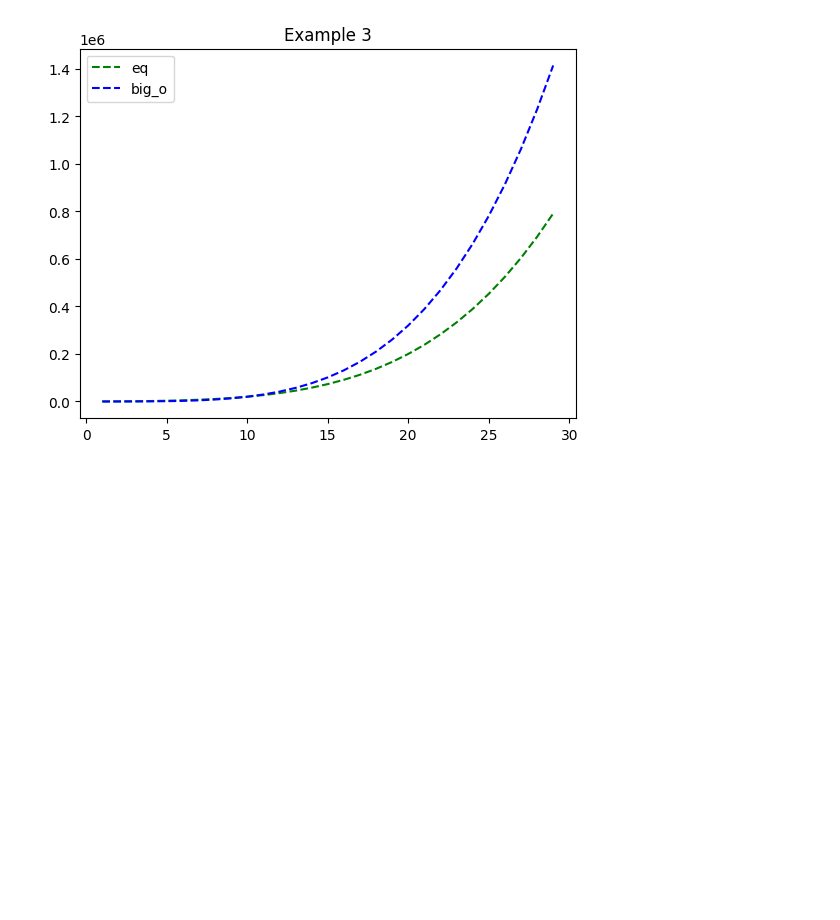
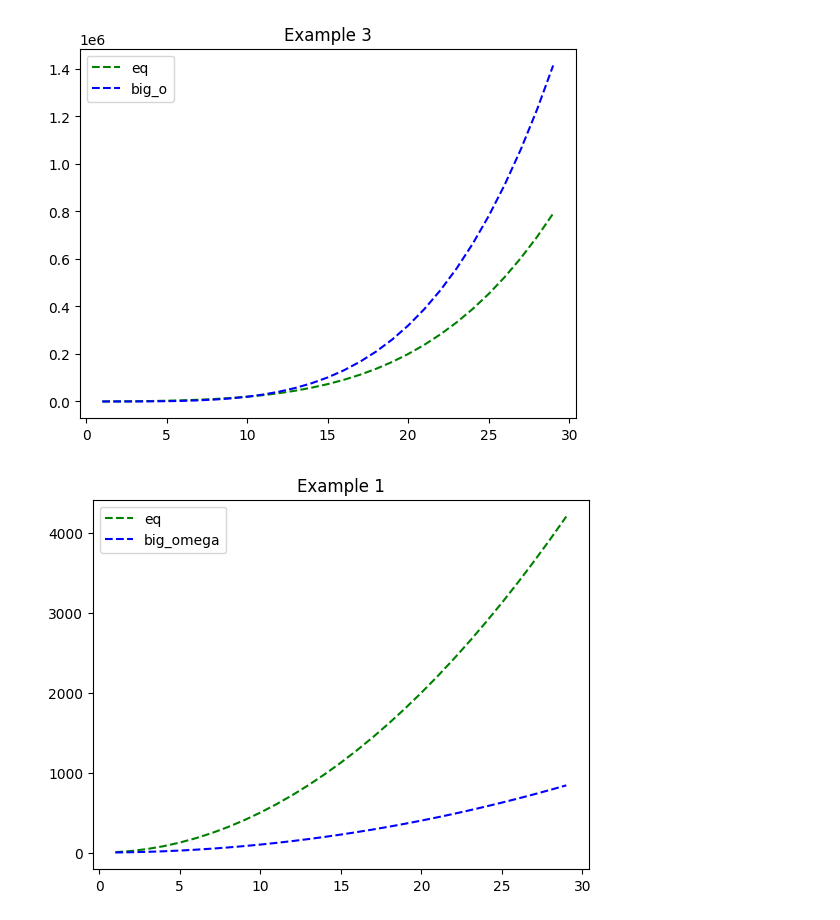
Before and after one commit to alac1984/myalgs, a Jupyter notebook: algorithms_karumanchi/01_big_o.ipynb, the cells around one changed output. Drawn from its saved outputs; the diff is of its cells as text; code cells hidden in the pictures; blank space fills up the shorter version.

Commit message:
2023_03_30_big_omega

```diff
--- a/algorithms_karumanchi/01_big_o.ipynb
+++ b/algorithms_karumanchi/01_big_o.ipynb
@@ -81,3 +81,25 @@ plt.title("Example 3")
 plt.show()
 # %% [output]
 [figure]
+# %%
+"""Big Omega"""
+
+# Example 1
+
+sy.var('y n')
+eq = sy.Eq(y, 5*n**2)
+eq_nval = list(range(1, 30))
+eq_yval = eq_solutions(eq, n, eq_nval)
+
+sy.var('y n')
+bigom = sy.Eq(y, n**2)
+bigom_nval = list(range(1, 30))
+bigom_yval = eq_solutions(bigom, n, bigom_nval)
+
+plt.plot(eq_nval, eq_yval, color="green", linestyle="dashed", label="eq")
+plt.plot(bigom_nval, bigom_yval, color="blue", linestyle="dashed", label="big_omega")
+plt.legend()
+plt.title("Example 1")
+plt.show()
+# %% [output]
+[figure, added]
```
Also changed, not shown: parts of 4 cells of this notebook.
